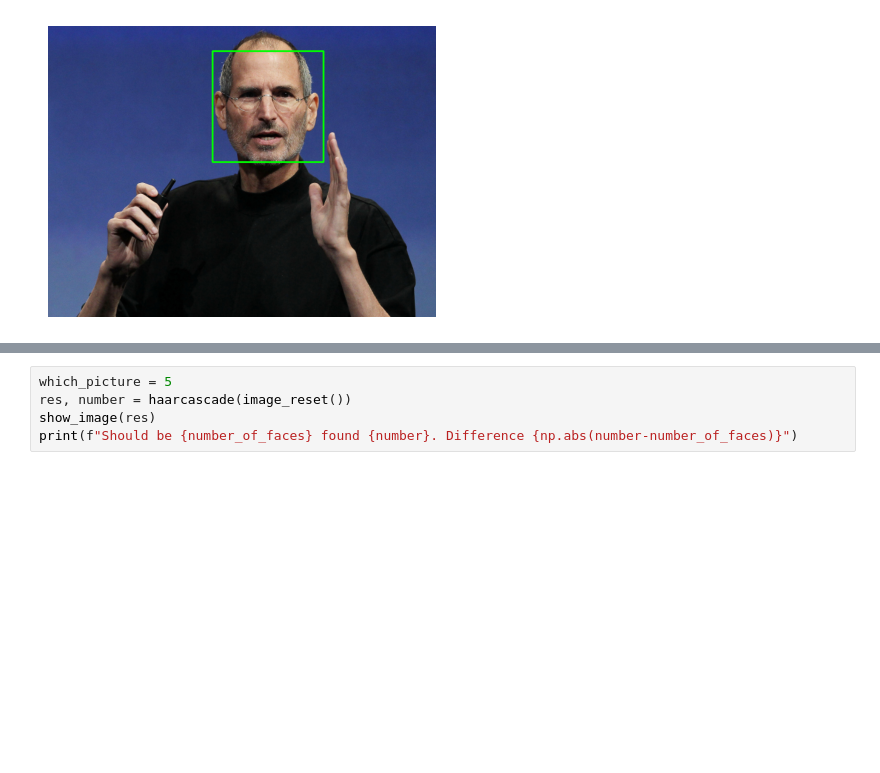
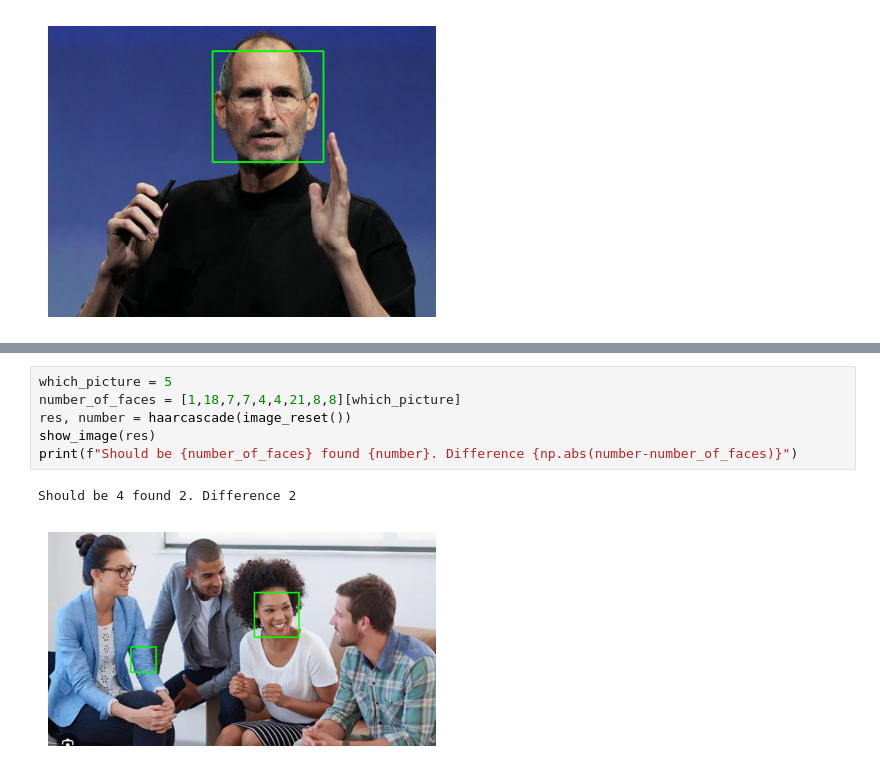
Before and after one commit to sebko-p/2-computervision-pres1-demos, a Jupyter notebook: main_presentation_version.ipynb, the cells around one changed output, grey strips where cells are left out. Saved outputs shown, nothing was run; the diff lists cells and outputs as text; blank space fills up the shorter version.

```diff
--- a/main_presentation_version.ipynb
+++ b/main_presentation_version.ipynb
@@ -76,5 +89,9 @@ print(f"Should be {number_of_faces} found {number}. Difference {np.abs(number-nu
 # %%
 which_picture = 5
+number_of_faces = [1,18,7,7,4,4,21,8,8][which_picture]
 res, number = haarcascade(image_reset())
 show_image(res)
 print(f"Should be {number_of_faces} found {number}. Difference {np.abs(number-number_of_faces)}")
+# %% [output]
+Should be 4 found 2. Difference 2
+[figure, added]
```
Also changed, not shown: parts of 4 cells of this notebook.
